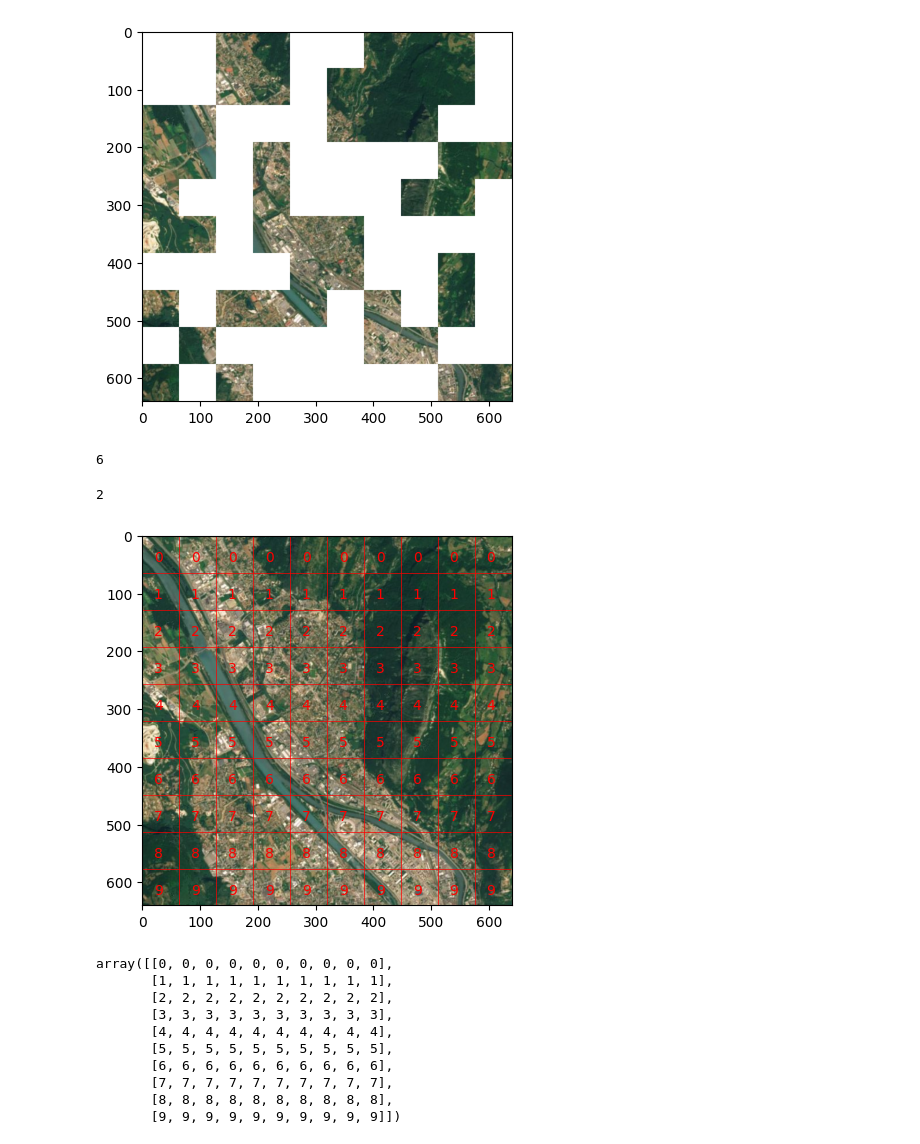
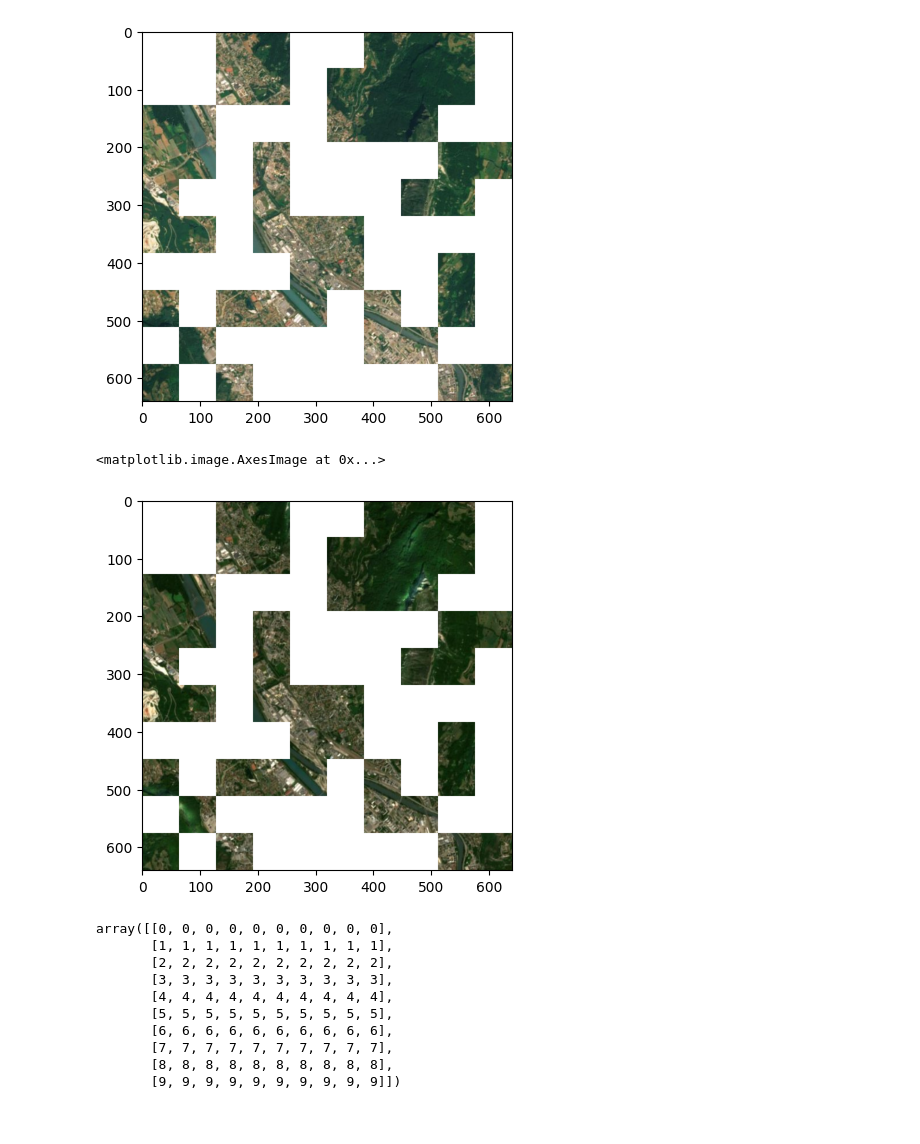
Before and after one commit to pabloknecht/watching-from-above, a Jupyter notebook: notebooks/comparison.ipynb, the cells around one changed output. Cells and saved outputs as stored; diff of their text form; code cells hidden in the pictures.

Commit message:
visual changes

```diff
--- a/notebooks/comparison.ipynb
+++ b/notebooks/comparison.ipynb
@@ -143,18 +149,12 @@ plt.imshow(img)
 # %% [output]
 <matplotlib.image.AxesImage at 0x...>
 [figure]
-# %%
-cat_pred1[0, 2]
-# %% [output]
-6
-# %%
-cat_pred1[2, 0]
-# %% [output]
-2
-# %%
-plot_image_categories(new_img1, cat_pred)
-# %% [output]
-[figure, removed]
+# %%
+img = landscape_changes(new_img2, changes)
+plt.imshow(img)
+# %% [output]
+<matplotlib.image.AxesImage at 0x...>
+[figure, added]
 # %%
 cat_pred = []
 for i in range(10):
```
Also changed, not shown: parts of 3 cells of this notebook, 3 other files.
